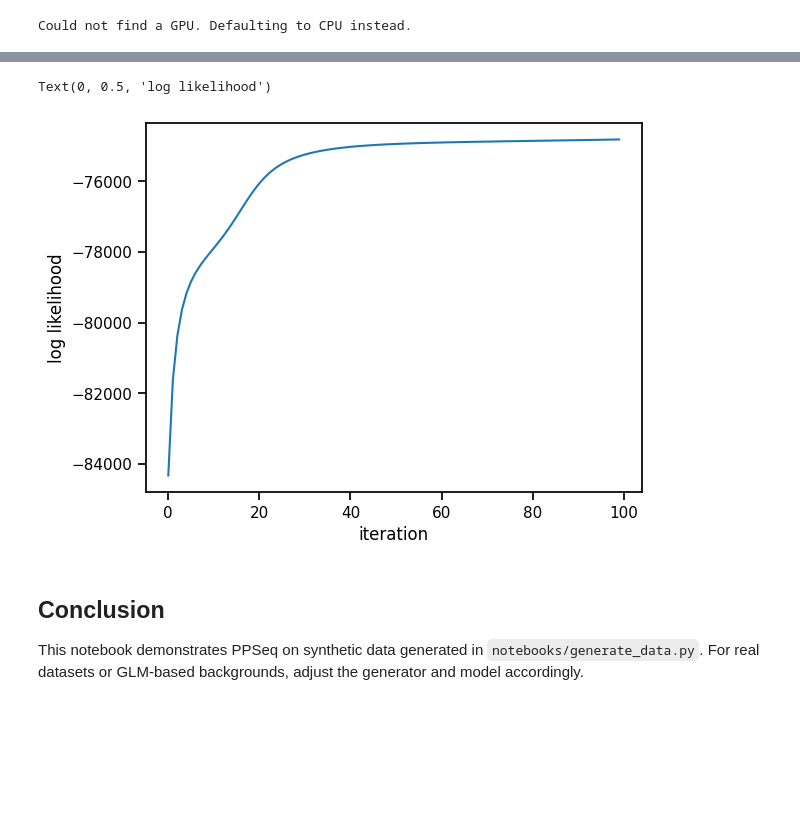
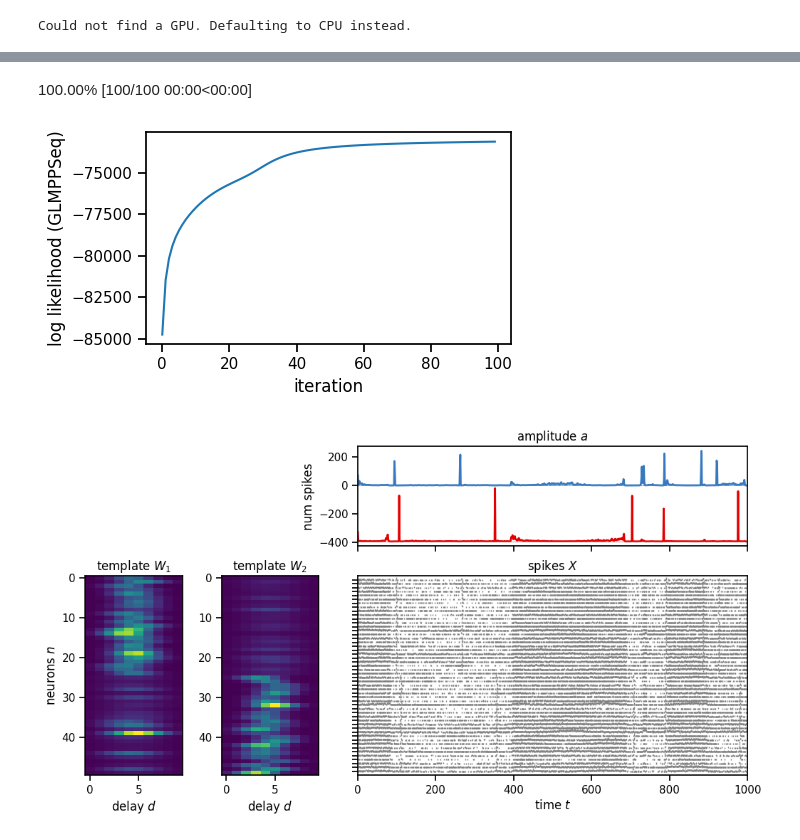
Before and after one commit to lindermanlab/ppseq-pytorch, a Jupyter notebook: notebooks/synthetic_demo.ipynb, the cells around one changed output, grey strips where cells are left out. Saved outputs shown, nothing was run; the diff lists cells and outputs as text; code cells hidden in the pictures; blank space fills up the shorter version.

Commit message:
added synthetic demo

```diff
--- a/notebooks/synthetic_demo.ipynb
+++ b/notebooks/synthetic_demo.ipynb
@@ -81,11 +104,43 @@ color_plot(data.cpu(),
-# %%
-plt.plot(lps.cpu())
-plt.xlabel("iteration")
-plt.ylabel("log likelihood")
-# %% [output]
-Text(0, 0.5, 'log likelihood')
-[figure, removed]
-# %% [markdown]
-## Conclusion
-
-This notebook demonstrates PPSeq on synthetic data generated in `notebooks/generate_data.py`. For real datasets or GLM-based backgrounds, adjust the generator and model accordingly.
+# %%
+# Use GLMPPSeq from ppseq.model as a separate run
+torch.manual_seed(0)
+glmppseq_model = GLMPPSeq(num_templates=K,
+                         num_neurons=num_neurons,
+                         template_duration=D,
+                         alpha_a0=1.5,
+                         beta_a0=0.2,
+                         alpha_b0=1,
+                         beta_b0=0.1,
+                         alpha_t0=1.2,
+                         beta_t0=0.1,
+                         device=device,
+                         use_bias=True,
+                         empirical_glm=True,
+                         n_covariates=5,
+                         )
+
+lps_glmpp, amplitudes_glmpp = glmppseq_model.fit(
+    data,
+    num_iter=100,
+    initialization='random',
+    fit_templates=True,
+    fit_base_rates=True,
+)
+
+plt.figure(figsize=(5,3))
+plt.plot(lps_glmpp.detach().cpu())
+plt.xlabel('iteration')
+plt.ylabel('log likelihood (GLMPPSeq)')
+plt.tight_layout()
+plt.show()
+
+plot_model(glmppseq_model.templates.detach().cpu(),
+           amplitudes_glmpp.detach().cpu(),
+           data.detach().cpu(),
+           spc=.33)
+
+color_plot(data.detach().cpu(), glmppseq_model, amplitudes_glmpp.detach().cpu())
+# %% [output]
+100.00% [100/100 00:00<00:00]
+[figure, added]
+[figure, added]
```
Also changed, not shown: parts of 16 cells of this notebook.
